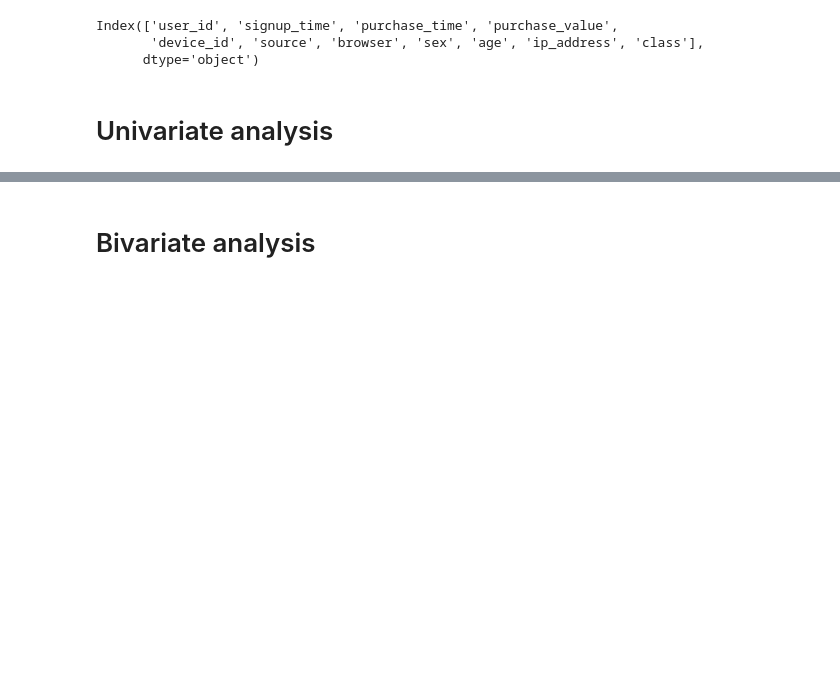
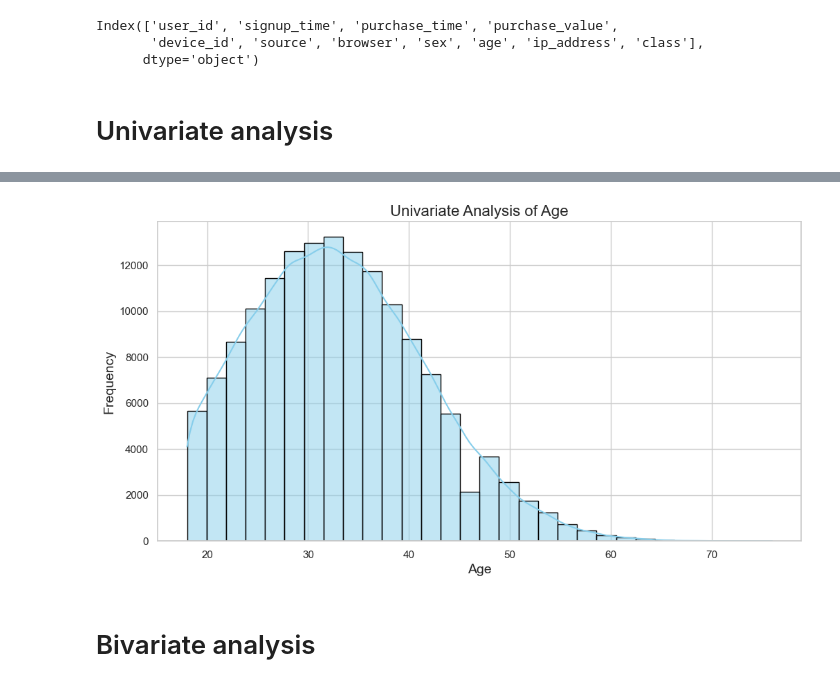
Before and after one commit to Abiy-Alemu/KAIM-Week-8, a Jupyter notebook: notebooks/task_1_data_ananlysis.ipynb, the cells around one changed output, grey strips where cells are left out. Saved outputs shown, nothing was run; the diff lists cells and outputs as text; code cells hidden in the pictures; blank space fills up the shorter version.

```diff
--- a/notebooks/task_1_data_ananlysis.ipynb
+++ b/notebooks/task_1_data_ananlysis.ipynb
@@ -130,3 +130,25 @@ plt.show()
+# %%
+import matplotlib.pyplot as plt
+import seaborn as sns
+
+# Set the plot style
+sns.set(style="whitegrid")
+
+# Create a figure for the plot
+plt.figure(figsize=(12, 6))
+
+# Plot a histogram with a KDE overlay for the 'age' column
+sns.histplot(df_f['age'], bins=30, kde=True, color='skyblue', edgecolor='black')
+
+# Add titles and labels
+plt.title('Univariate Analysis of Age', fontsize=16)
+plt.xlabel('Age', fontsize=14)
+plt.ylabel('Frequency', fontsize=14)
+
+# Show the plot
+plt.show()
+# %% [output]
+[figure, added]
 # %% [markdown]
 # Bivariate analysis
 # %%
```
Also changed, not shown: parts of 34 cells of this notebook.
